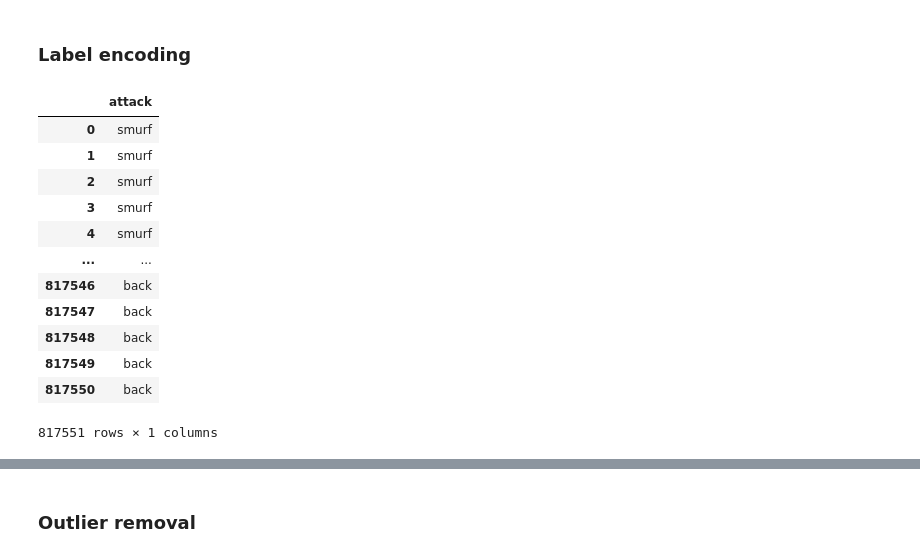
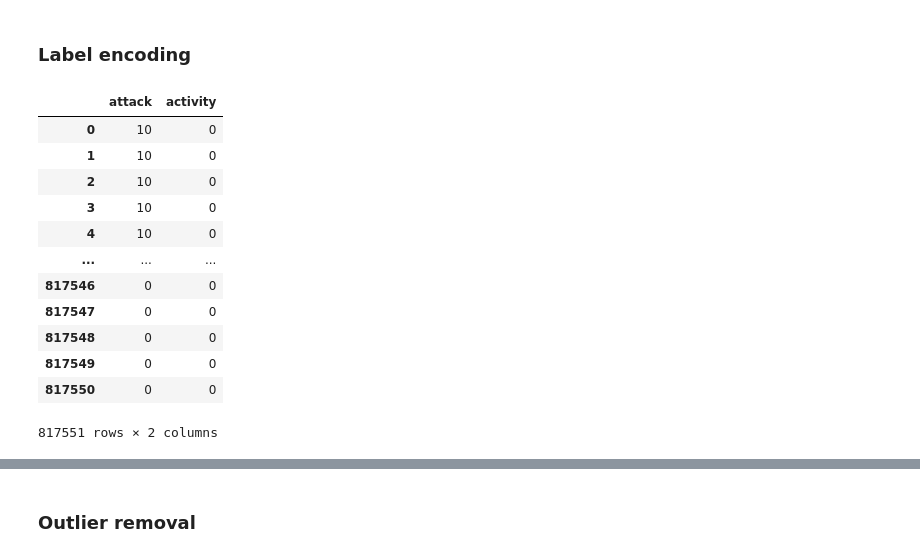
Before and after one commit to lalit-kumr/Cyber-Security-Case-Study, a Jupyter notebook: Cyber Security Case Study.ipynb, the cells around one changed output, grey strips where cells are left out. Drawn from its saved outputs; the diff is of its cells as text; code cells hidden in the pictures.

```diff
--- a/Cyber Security Case Study.ipynb
+++ b/Cyber Security Case Study.ipynb
@@ -101,19 +101,25 @@ duration                        0
 dtype: int64
 # %% [markdown]
 ### Label encoding
-# %%
-df.select_dtypes(include='O')
-# %% [output]
-|  | attack |
-| 0 | smurf |
-| 1 | smurf |
-| 2 | smurf |
-| 3 | smurf |
-| 4 | smurf |
-| ... | ... |
-| 817546 | back |
-| 817547 | back |
-| 817548 | back |
-| 817549 | back |
-| 817550 | back |
-817551 rows × 1 columns
+# %%
+from sklearn.preprocessing import LabelEncoder
+encoder = LabelEncoder()
+
+
+df_cat = df.select_dtypes(include='O')
+df_cat = df_cat.apply(encoder.fit_transform)
+df_cat
+# %% [output]
+|  | attack | activity |
+| 0 | 10 | 0 |
+| 1 | 10 | 0 |
+| 2 | 10 | 0 |
+| 3 | 10 | 0 |
+| 4 | 10 | 0 |
+| ... | ... | ... |
+| 817546 | 0 | 0 |
+| 817547 | 0 | 0 |
+| 817548 | 0 | 0 |
+| 817549 | 0 | 0 |
+| 817550 | 0 | 0 |
+817551 rows × 2 columns
```
Also changed, not shown: parts of 11 cells of this notebook.
